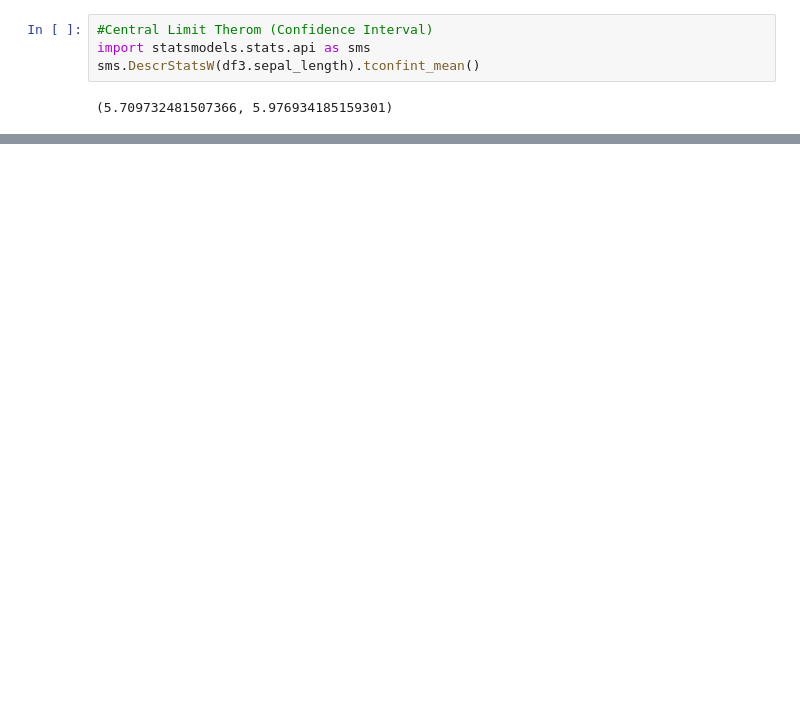
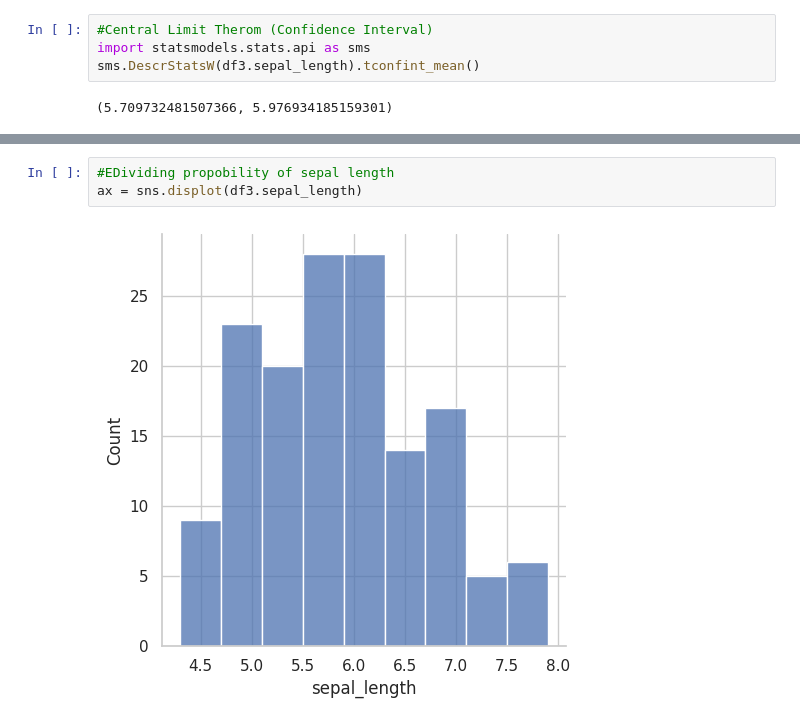
Before and after one commit to rapp2043/Statistics-For-Data-Science, a Jupyter notebook: statistics_for_DS.ipynb, the cells around one changed output, grey strips where cells are left out. Cells and saved outputs as stored; diff of their text form; blank space fills up the shorter version.

```diff
--- a/statistics_for_DS.ipynb
+++ b/statistics_for_DS.ipynb
@@ -243,0 +267,5 @@ sms.DescrStatsW(df3.sepal_length).tconfint_mean()
+# %%
+#EDividing propobility of sepal length
+ax = sns.displot(df3.sepal_length)
+# %% [output]
+[figure, added]
```
Also changed, not shown: parts of 6 cells of this notebook.
